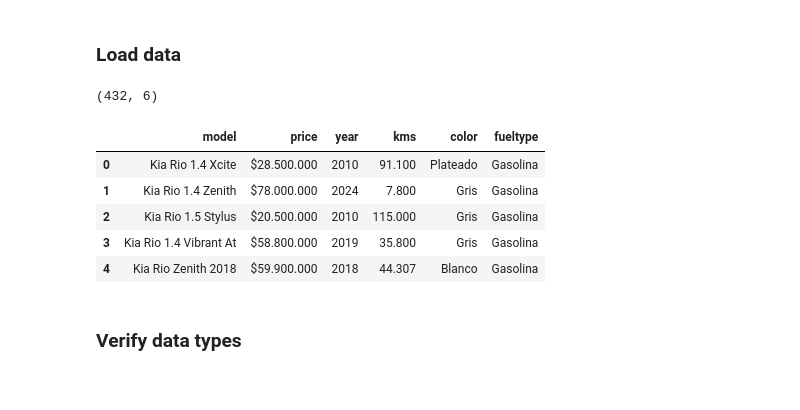
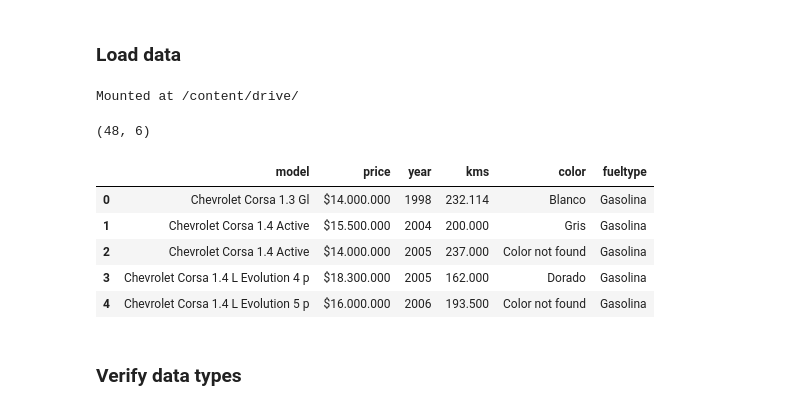
Before and after one commit to cfabiandv99/cfabiandv99.github.io, a Jupyter notebook: cars_price_prediction.ipynb, the cells around one changed output. Cells and saved outputs as stored; diff of their text form; code cells hidden in the pictures.

Commit message:
Se creó con Colab

```diff
--- a/cars_price_prediction.ipynb
+++ b/cars_price_prediction.ipynb
@@ -18,19 +18,24 @@ import seaborn as sns
 import re
 # %% [markdown]
 ### Load data
+# %%
+from google.colab import drive
+drive.mount('/content/drive/')
+# %% [output]
+Mounted at /content/drive/
 # %%
 cols = ['model','price','year','kms','color','fueltype']
-data = pd.read_csv('usedCarsCol_rio_200624.csv', sep=',', names=cols, header=0, encoding='latin-1')
+data = pd.read_csv('/content/drive/MyDrive/2024/Seminario Big Data/Elias/Corsa_corsa_270624.csv', sep=',', names=cols, header=0, encoding='latin-1')
 print(data.shape)
 data.head()
 # %% [output]
-(432, 6)
+(48, 6)
 |  | model | price | year | kms | color | fueltype |
-| 0 | Kia Rio 1.4 Xcite | $28.500.000 | 2010 | 91.100 | Plateado | Gasolina |
-| 1 | Kia Rio 1.4 Zenith | $78.000.000 | 2024 | 7.800 | Gris | Gasolina |
-| 2 | Kia Rio 1.5 Stylus | $20.500.000 | 2010 | 115.000 | Gris | Gasolina |
-| 3 | Kia Rio 1.4 Vibrant At | $58.800.000 | 2019 | 35.800 | Gris | Gasolina |
-| 4 | Kia Rio Zenith 2018 | $59.900.000 | 2018 | 44.307 | Blanco | Gasolina |
+| 0 | Chevrolet Corsa 1.3 Gl | $14.000.000 | 1998 | 232.114 | Blanco | Gasolina |
+| 1 | Chevrolet Corsa 1.4 Active | $15.500.000 | 2004 | 200.000 | Gris | Gasolina |
+| 2 | Chevrolet Corsa 1.4 Active | $14.000.000 | 2005 | 237.000 | Color not found | Gasolina |
+| 3 | Chevrolet Corsa 1.4 L Evolution 4 p | $18.300.000 | 2005 | 162.000 | Dorado | Gasolina |
+| 4 | Chevrolet Corsa 1.4 L Evolution 5 p | $16.000.000 | 2006 | 193.500 | Color not found | Gasolina |
 # %% [markdown]
 ### Verify data types
 # %%
```
